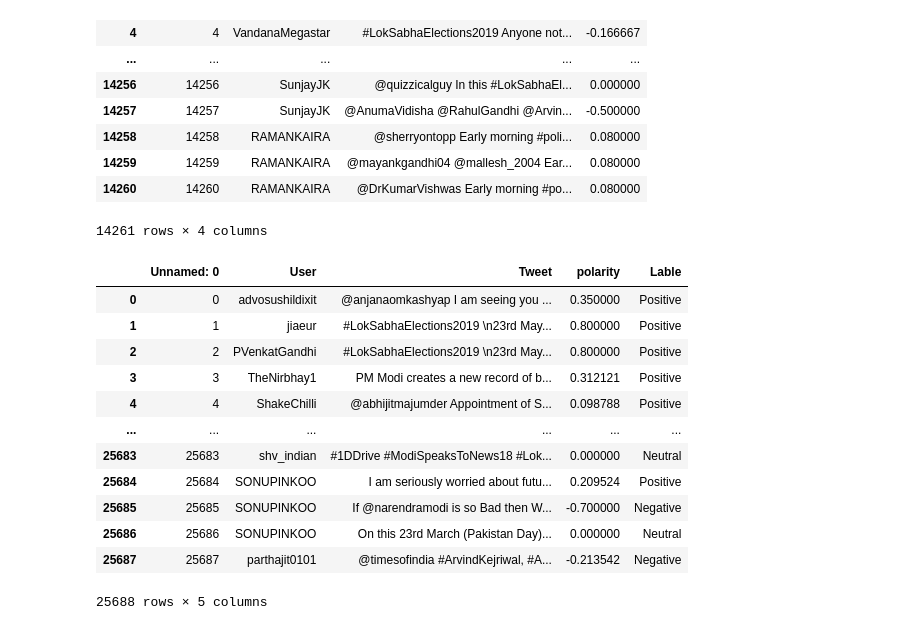
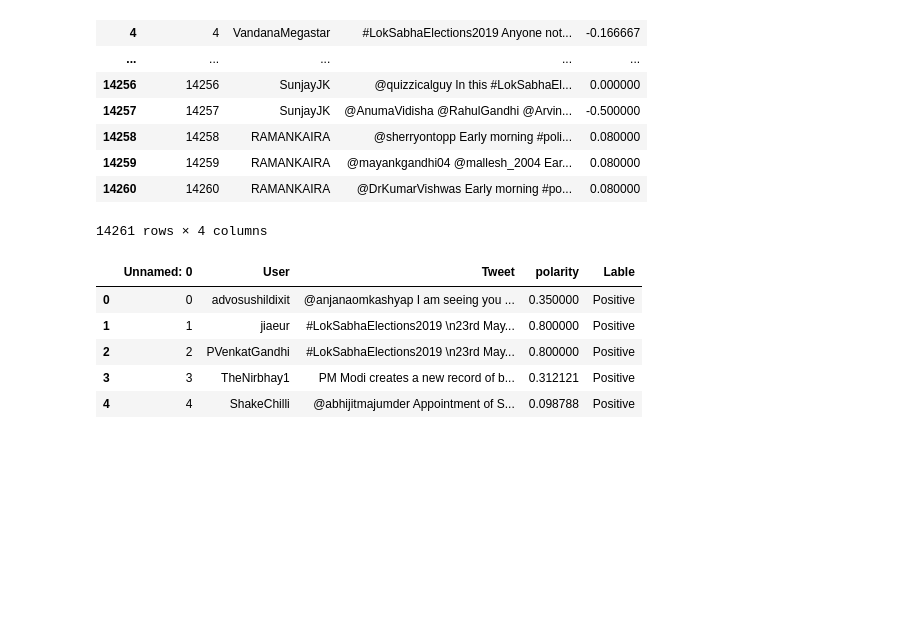
Before and after one commit to shwetashukla44/internship3, a Jupyter notebook: internship2026.ipynb, the cells around one changed output. Saved outputs shown, nothing was run; the diff lists cells and outputs as text; code cells hidden in the pictures; blank space fills up the shorter version.

```diff
--- a/internship2026.ipynb
+++ b/internship2026.ipynb
@@ -978,21 +1169,14 @@ rahul
 # %%
 modi['Lable'] = np.where(modi['polarity'] > 0, 'Positive', np.where(modi['polarity'] < 0, 'Negative', 'Neutral'))
 rahul['Lable'] = np.where(rahul['polarity'] > 0, 'Positive', np.where(rahul['polarity'] < 0, 'Negative', 'Neutral'))
-modi
+modi.head()
 # %% [output]
 |  | Unnamed: 0 | User | Tweet | polarity | Lable |
 | 0 | 0 | advosushildixit | @anjanaomkashyap I am seeing you ... | 0.350000 | Positive |
 | 1 | 1 | jiaeur | #LokSabhaElections2019 \n23rd May... | 0.800000 | Positive |
 | 2 | 2 | PVenkatGandhi | #LokSabhaElections2019 \n23rd May... | 0.800000 | Positive |
 | 3 | 3 | TheNirbhay1 | PM Modi creates a new record of b... | 0.312121 | Positive |
 | 4 | 4 | ShakeChilli | @abhijitmajumder Appointment of S... | 0.098788 | Positive |
-| ... | ... | ... | ... | ... | ... |
-| 25683 | 25683 | shv_indian | #1DDrive #ModiSpeaksToNews18 #Lok... | 0.000000 | Neutral |
-| 25684 | 25684 | SONUPINKOO | I am seriously worried about futu... | 0.209524 | Positive |
-| 25685 | 25685 | SONUPINKOO | If @narendramodi is so Bad then W... | -0.700000 | Negative |
-| 25686 | 25686 | SONUPINKOO | On this 23rd March (Pakistan Day)... | 0.000000 | Neutral |
-| 25687 | 25687 | parthajit0101 | @timesofindia #ArvindKejriwal, #A... | -0.213542 | Negative |
-25688 rows × 5 columns
 # %%
 rahul
 # %% [output]
```
Also changed, not shown: parts of 67 cells of this notebook.
